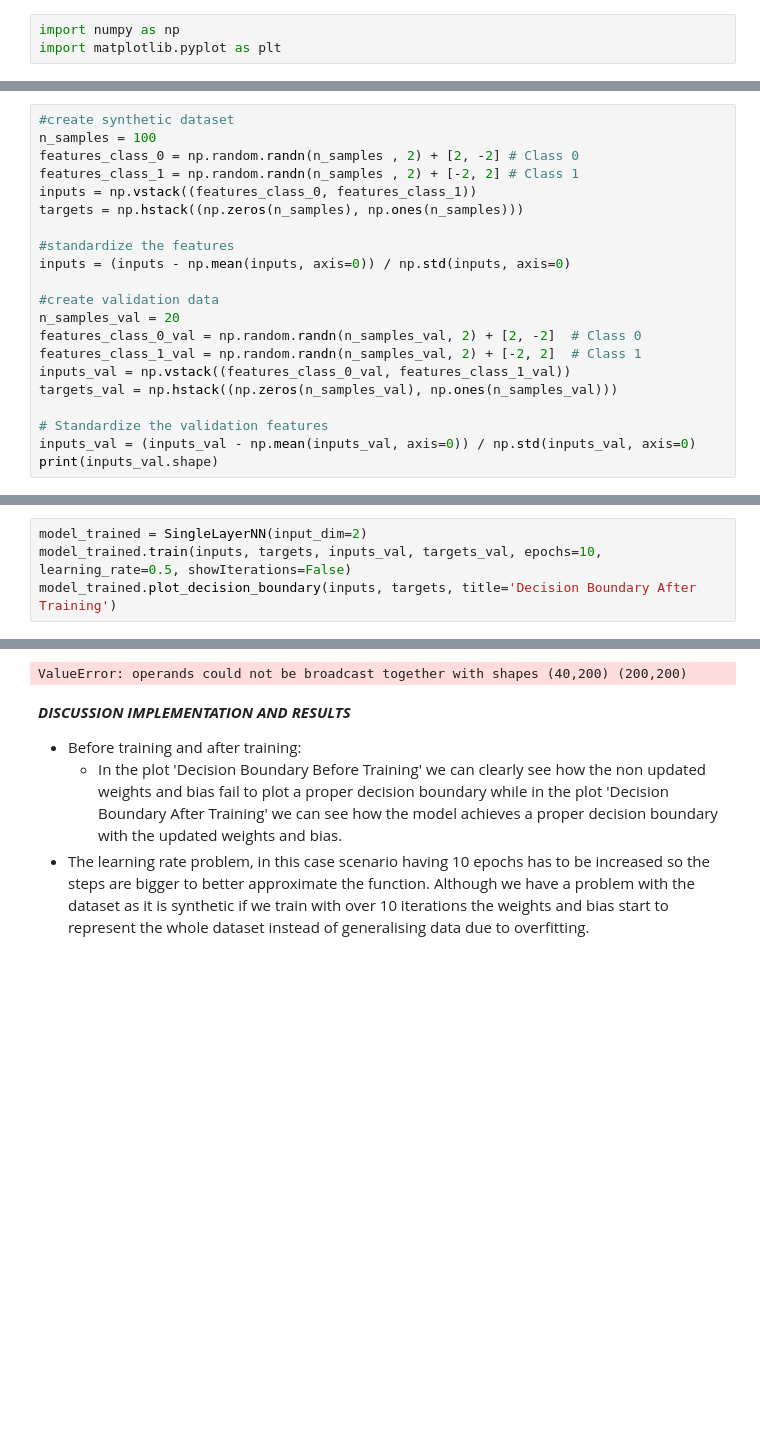
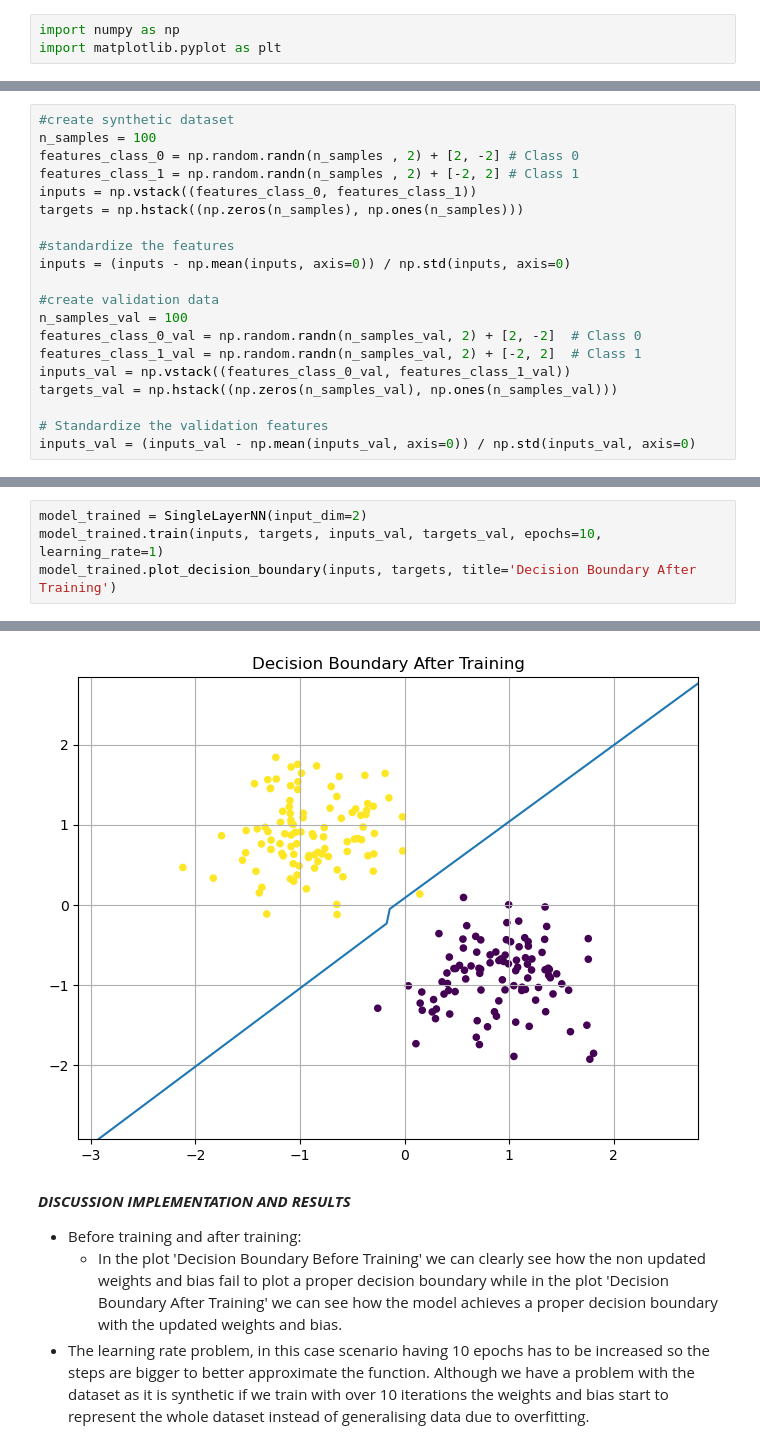
Before and after one commit to hjv300/IDS, a Jupyter notebook: assignment5/ass5.ipynb, the cells around one changed output, grey strips where cells are left out. Saved outputs shown, nothing was run; the diff lists cells and outputs as text; blank space fills up the shorter version.

```diff
--- a/assignment5/ass5.ipynb
+++ b/assignment5/ass5.ipynb
@@ -88,7 +87,7 @@ targets = np.hstack((np.zeros(n_samples), np.ones(n_samples)))
 inputs = (inputs - np.mean(inputs, axis=0)) / np.std(inputs, axis=0)
 
 #create validation data
-n_samples_val = 20
+n_samples_val = 100
 features_class_0_val = np.random.randn(n_samples_val, 2) + [2, -2]  # Class 0
 features_class_1_val = np.random.randn(n_samples_val, 2) + [-2, 2]  # Class 1
 inputs_val = np.vstack((features_class_0_val, features_class_1_val))
@@ -96,5 +95,4 @@ targets_val = np.hstack((np.zeros(n_samples_val), np.ones(n_samples_val)))
 
 # Standardize the validation features
 inputs_val = (inputs_val - np.mean(inputs_val, axis=0)) / np.std(inputs_val, axis=0)
-print(inputs_val.shape)
 # %% [output]
@@ -107,5 +105,5 @@ model.plot_decision_boundary(inputs, targets, title='Decision Boundary Before Tr
 # %%
 model_trained = SingleLayerNN(input_dim=2)
-model_trained.train(inputs, targets, inputs_val, targets_val, epochs=10, learning_rate=0.5, showIterations=False)
+model_trained.train(inputs, targets, inputs_val, targets_val, epochs=10, learning_rate=1)
 model_trained.plot_decision_boundary(inputs, targets, title='Decision Boundary After Training')
 # %% [output]
@@ -113,4 +120,4 @@ model_trained.plot_decision_boundary(inputs, targets, title='Decision Boundary A
-ValueError: operands could not be broadcast together with shapes (40,200) (200,200)
+[figure, added]
 # %% [markdown]
 ***DISCUSSION IMPLEMENTATION AND RESULTS***
 - Before training and after training:
```
Also changed, not shown: parts of 4 cells of this notebook.
